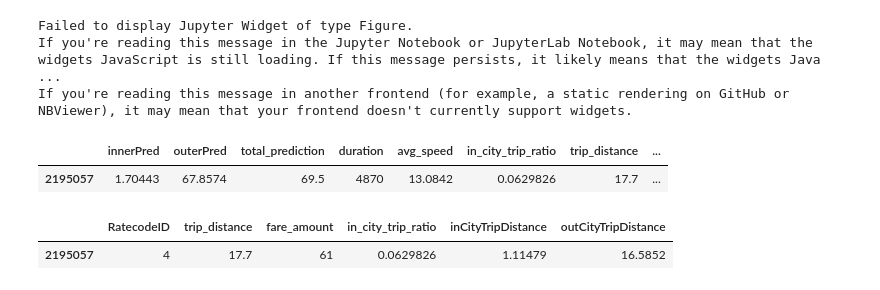
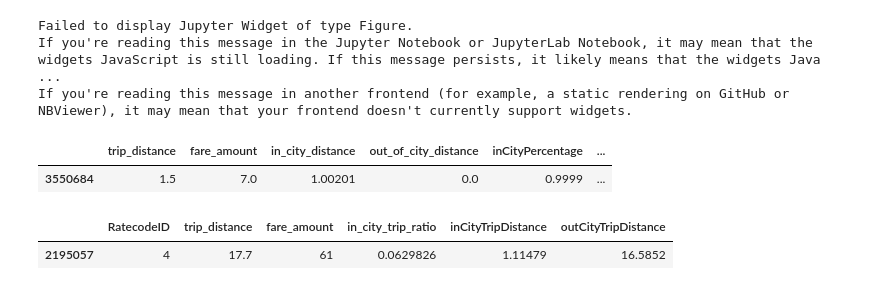
Before and after one commit to Sitorias/TaxiPrediction, a Jupyter notebook: Task 2 - Predicting Taxi Ride Prices - Leo.ipynb, the cells around one changed output. Drawn from its saved outputs; the diff is of its cells as text; code cells hidden in the pictures.

```diff
--- a/Task 2 - Predicting Taxi Ride Prices - Leo.ipynb
+++ b/Task 2 - Predicting Taxi Ride Prices - Leo.ipynb
@@ -427,3 +407,0 @@ np.shape(train[train.trip_distance==0])
-# %%
-%%time
-train = train.assign(avg_speed = train.trip_distance/train.duration_seconds*60*60)
@@ -898,6 +841,8 @@ If you're reading this message in another frontend (for example, a static render
 # %%
 trips = typicalTrip.sample(n=1)
 tripsToNorth = typicalTrip[ratecode4set.apply(lambda x: x["pickup_latitude"]<x["dropoff_latitude"],axis=1)].sample(n=5)
+# %%
+trips = ratecode4set[ratecode4set.startsInManhattan & ratecode4set.endsInManhattan].sample(n=1)
 # %%
 # this shows the route as suggested by google for the pickup and dropoff locations
 figRoutes = gmaps.figure()
@@ -913,9 +858,13 @@ for index, row in trips.iterrows():
     #add marker for startpoints
     marker_locations.append(gmaps.Marker(fromP,label=str(counter)))
     counter= counter +1
+    manBorder_layer = gmaps.drawing_layer(features=[man_polygon,]
+                                #+man_marker
+                               )
 
 marker_layer =  gmaps.drawing_layer(features =marker_locations)
 figRoutes.add_layer(marker_layer)
+figRoutes.add_layer(manBorder_layer)
 figRoutes
 # %% [output]
 Failed to display Jupyter Widget of type Figure.
@@ -1231,10 +1181,11 @@ max       30.500000
 dtype: float64
 # %%
+trips = ratecode4set[-ratecode4set.startsInManhattan & ratecode4set.endsInManhattan].sample(n=1)
 # this shows the route as suggested by google for the pickup and dropoff locations
 figRoutes = gmaps.figure()
 counter = 1
 marker_locations = []
-trips = pd.DataFrame(mixed_trips_test.loc[2195057]).transpose()
+#trips = pd.DataFrame(mixed_trips_test.loc[2195057]).transpose()
 for index, row in trips.iterrows():
     # get start and end point
     fromP  = (row["pickup_latitude"],row["pickup_longitude"])
@@ -1242,15 +1193,16 @@ for index, row in trips.iterrows():
     #add route
     route = gmaps.directions_layer(fromP, toP, show_markers=False)
     figRoutes.add_layer(route)
-    markers = gmaps.symbol_layer(bridges,fill_color="red",stroke_color="red")
-    figRoutes.add_layer(markers)
+    #markers = gmaps.symbol_layer(bridges,fill_color="red",stroke_color="red")
+    #figRoutes.add_layer(markers)
     #add marker for startpoints
     marker_locations.append(gmaps.Marker(fromP,label="A"))
     marker_locations.append(gmaps.Marker(toP,label="B"))
     counter= counter +1
 
-marker_layer =  gmaps.drawing_layer(features =marker_locations)
+marker_layer =  gmaps.drawing_layer(features =marker_locations+[man_polygon,])
 figRoutes.add_layer(marker_layer)
+
 figRoutes
 # %% [output]
 Failed to display Jupyter Widget of type Figure.
@@ -1259,11 +1211,11 @@ If you're reading this message in another frontend (for example, a static render
 # %%
 f = ["innerPred","outerPred","total_prediction","duration","avg_speed","in_city_trip_ratio"] + interesting_features
 trips["in_city_trip_ratio"] = trips["in_city_distance"]/(trips["out_of_city_distance"]+trips["in_city_distance"])
 
-trips[f].head()
+trips[interesting_features].head()
 # %% [output]
-|  | innerPred | outerPred | total_prediction | duration | avg_speed | in_city_trip_ratio | trip_distance | ... |
-| 2195057 | 1.70443 | 67.8574 | 69.5 | 4870 | 13.0842 | 0.0629826 | 17.7 | ... |
+|  | trip_distance | fare_amount | in_city_distance | out_of_city_distance | inCityPercentage | ... |
+| 3550684 | 1.5 | 7.0 | 1.00201 | 0.0 | 0.9999 | ... |
 # %%
 trips[["RatecodeID","trip_distance","fare_amount","in_city_trip_ratio","inCityTripDistance","outCityTripDistance"]]
 # %% [output]
```
Also changed, not shown: parts of 81 cells of this notebook, 3 other files.
